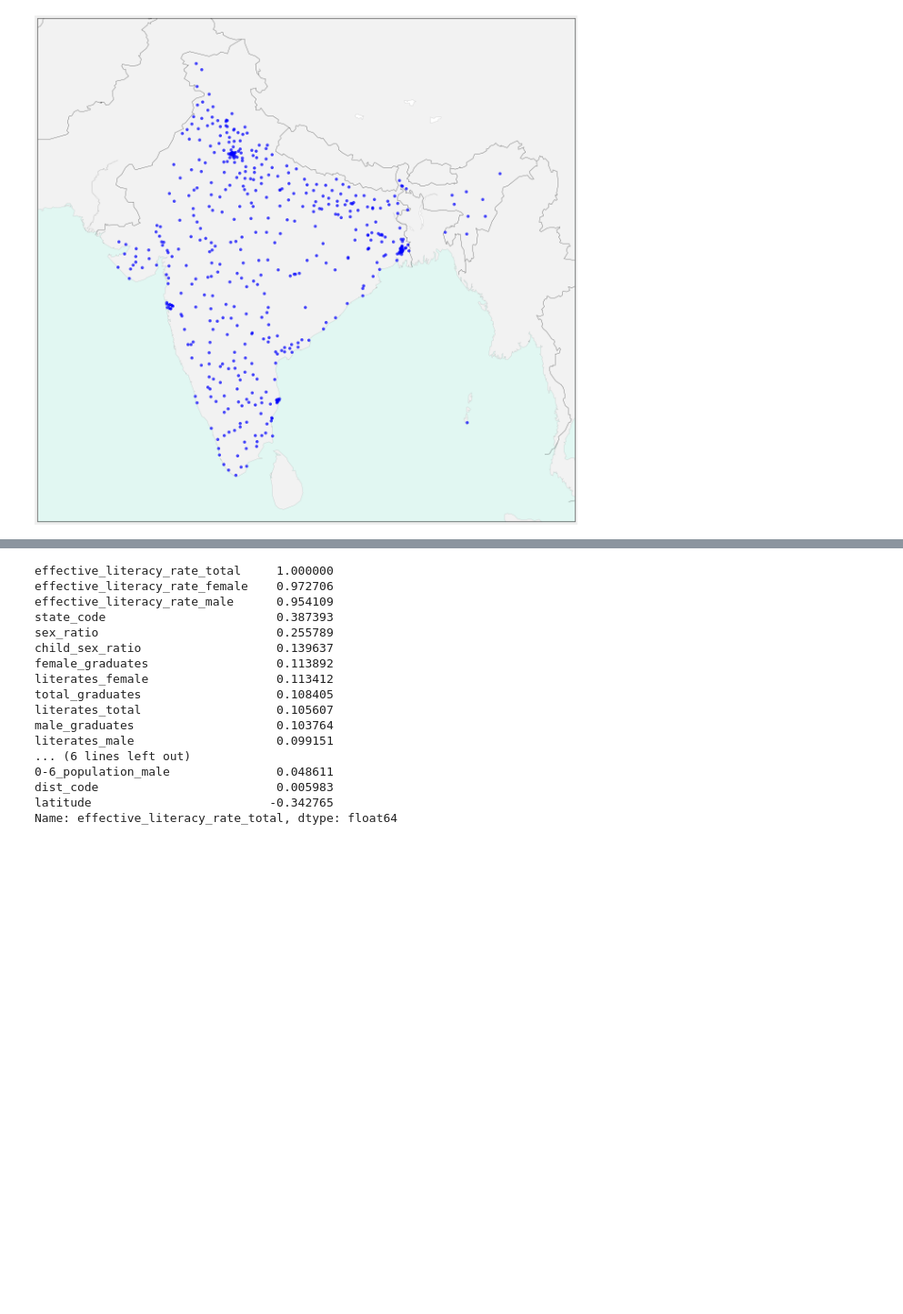
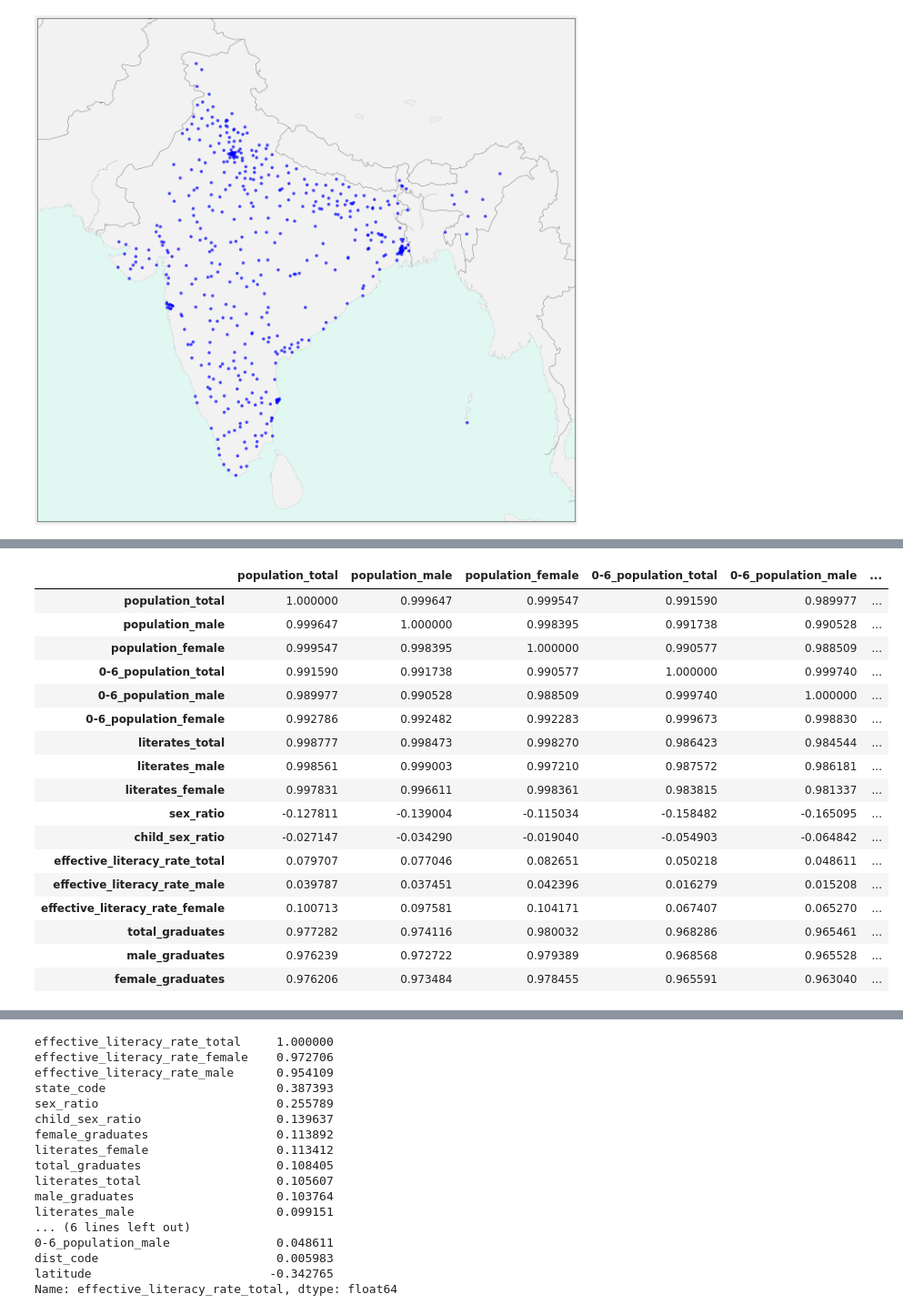
Before and after one commit to greed2411/ML, a Jupyter notebook: NDL new.ipynb, the cells around one changed output, grey strips where cells are left out. Shown: that part at 91% size. Saved outputs shown, nothing was run; the diff lists cells and outputs as text; code cells hidden in the pictures; blank space fills up the shorter version.

Commit message:
female correlation details

```diff
--- a/NDL new.ipynb
+++ b/NDL new.ipynb
@@ -132,2 +143,30 @@ m.plot(x, y, 'bo', alpha = 0.7)
+# %%
+ea = ['population_total', 'population_male', 'population_female',
+       '0-6_population_total', '0-6_population_male', '0-6_population_female',
+       'literates_total', 'literates_male', 'literates_female', 'sex_ratio',
+       'child_sex_ratio', 'effective_literacy_rate_total',
+       'effective_literacy_rate_male', 'effective_literacy_rate_female',
+       'total_graduates', 'male_graduates', 'female_graduates'] # essential attributes for correlation
 # %%
-corr_matrix = table.corr()
+corr_matrix = table[ea].corr()
+# %%
+corr_matrix
+# %% [output]
+|  | population_total | population_male | population_female | 0-6_population_total | 0-6_population_male | ... |
+| population_total | 1.000000 | 0.999647 | 0.999547 | 0.991590 | 0.989977 | ... |
+| population_male | 0.999647 | 1.000000 | 0.998395 | 0.991738 | 0.990528 | ... |
+| population_female | 0.999547 | 0.998395 | 1.000000 | 0.990577 | 0.988509 | ... |
+| 0-6_population_total | 0.991590 | 0.991738 | 0.990577 | 1.000000 | 0.999740 | ... |
+| 0-6_population_male | 0.989977 | 0.990528 | 0.988509 | 0.999740 | 1.000000 | ... |
+| 0-6_population_female | 0.992786 | 0.992482 | 0.992283 | 0.999673 | 0.998830 | ... |
+| literates_total | 0.998777 | 0.998473 | 0.998270 | 0.986423 | 0.984544 | ... |
+| literates_male | 0.998561 | 0.999003 | 0.997210 | 0.987572 | 0.986181 | ... |
+| literates_female | 0.997831 | 0.996611 | 0.998361 | 0.983815 | 0.981337 | ... |
+| sex_ratio | -0.127811 | -0.139004 | -0.115034 | -0.158482 | -0.165095 | ... |
+| child_sex_ratio | -0.027147 | -0.034290 | -0.019040 | -0.054903 | -0.064842 | ... |
+| effective_literacy_rate_total | 0.079707 | 0.077046 | 0.082651 | 0.050218 | 0.048611 | ... |
+| effective_literacy_rate_male | 0.039787 | 0.037451 | 0.042396 | 0.016279 | 0.015208 | ... |
+| effective_literacy_rate_female | 0.100713 | 0.097581 | 0.104171 | 0.067407 | 0.065270 | ... |
+| total_graduates | 0.977282 | 0.974116 | 0.980032 | 0.968286 | 0.965461 | ... |
+| male_graduates | 0.976239 | 0.972722 | 0.979389 | 0.968568 | 0.965528 | ... |
+| female_graduates | 0.976206 | 0.973484 | 0.978455 | 0.965591 | 0.963040 | ... |
```
Also changed, not shown: parts of 4 cells of this notebook.
